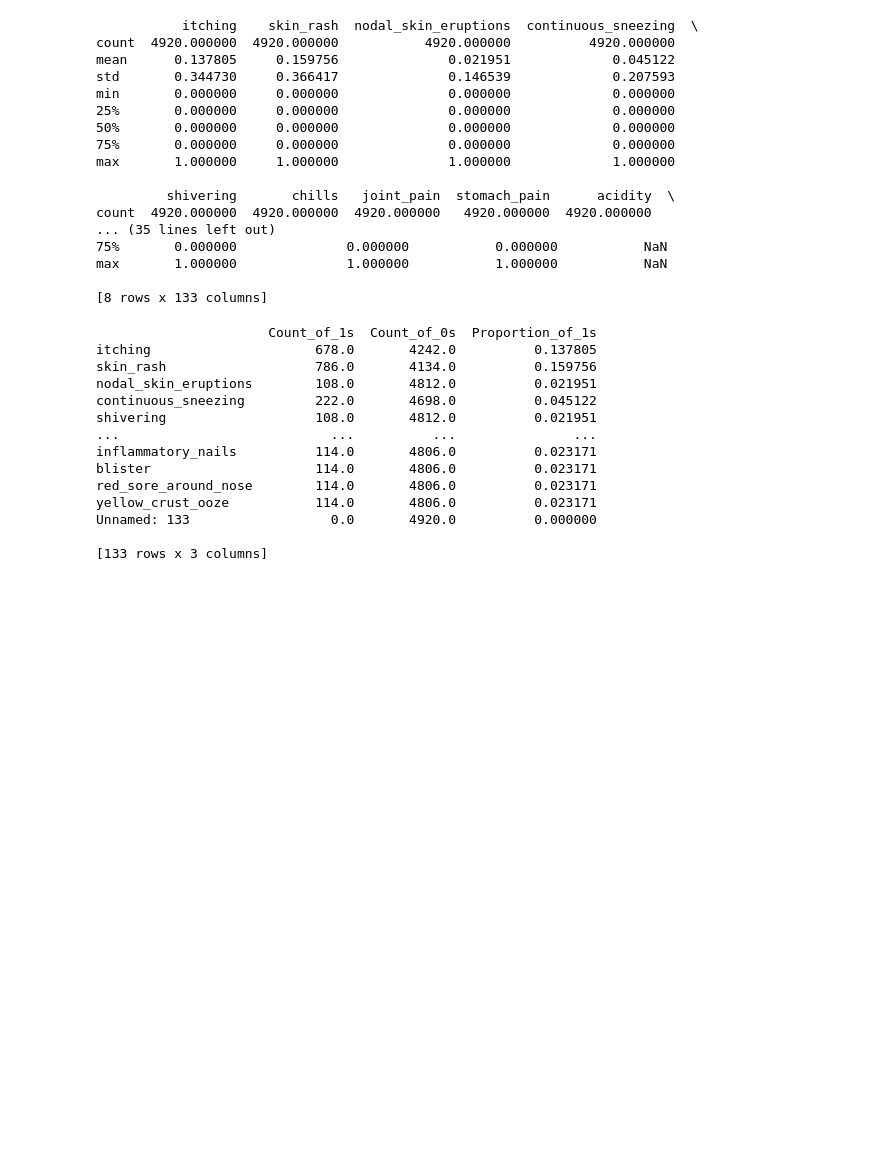
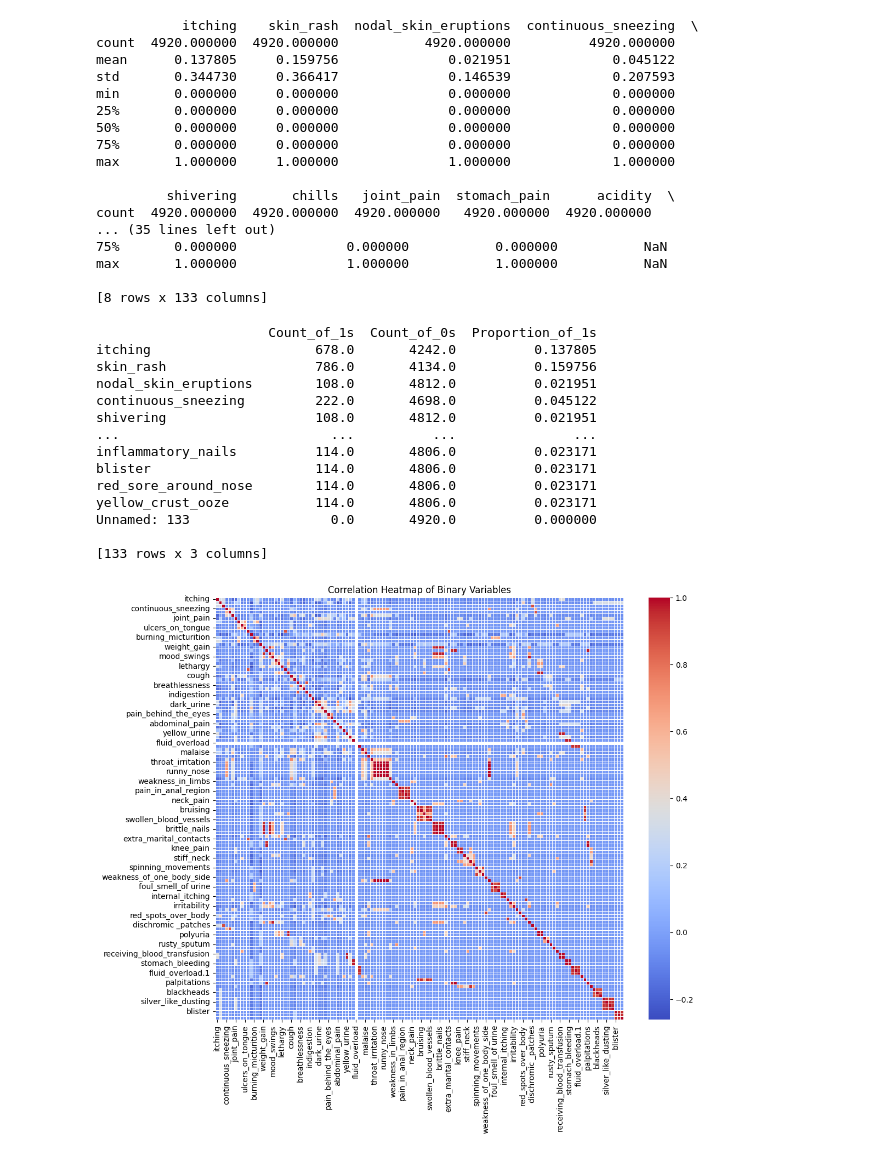
Before and after one commit to ssunsonic/Disease-Prediction, a Jupyter notebook: final_code.ipynb, the cells around one changed output. Drawn from its saved outputs; the diff is of its cells as text; code cells hidden in the pictures; blank space fills up the shorter version.

Commit message:
correlation plot

```diff
--- a/final_code.ipynb
+++ b/final_code.ipynb
@@ -2,6 +2,8 @@
 import pandas as pd
 import requests
 import io
+import matplotlib.pyplot as plt
+import seaborn as sns
 
 # Downloading the csv file from your GitHub account
 
@@ -17,13 +19,20 @@ df = pd.read_csv(io.StringIO(download.decode('utf-8')))
 print (df.head())
 
 # how many symptoms?
-# Extract symptoms columns
+# remove the empty column
+nan_value = float("NaN")
+df.replace("", nan_value, inplace=True)
+
+df.dropna(how='all', axis=1, inplace=True)
+
+# count the number of symptoms
 symptoms = df.drop(columns=['prognosis'])
 
 # Count the number of symptoms
 num_symptoms = len(symptoms.columns)
 
 print("Number of symptoms:", num_symptoms)
+print (df.head())
 # %% [output]
    itching  skin_rash  nodal_skin_eruptions  continuous_sneezing  shivering  \
 0        1          1                     1                    0          0
@@ -106,3 +115,15 @@ yellow_crust_ooze           114.0       4806.0          0.023171
 Unnamed: 133                  0.0       4920.0          0.000000
 
 [133 rows x 3 columns]
+# %%
+# view the data in a correlation map
+# Calculate the correlation matrix
+corr_matrix = symptoms.corr()
+
+# Plotting the heatmap
+plt.figure(figsize=(12, 10))
+sns.heatmap(corr_matrix, cmap='coolwarm', linewidths=0.5, linecolor='white')
+plt.title('Correlation Heatmap of Binary Variables')
+plt.show()
+# %% [output]
+[figure, added]
```
Also changed, not shown: parts of 1 cell of this notebook.
